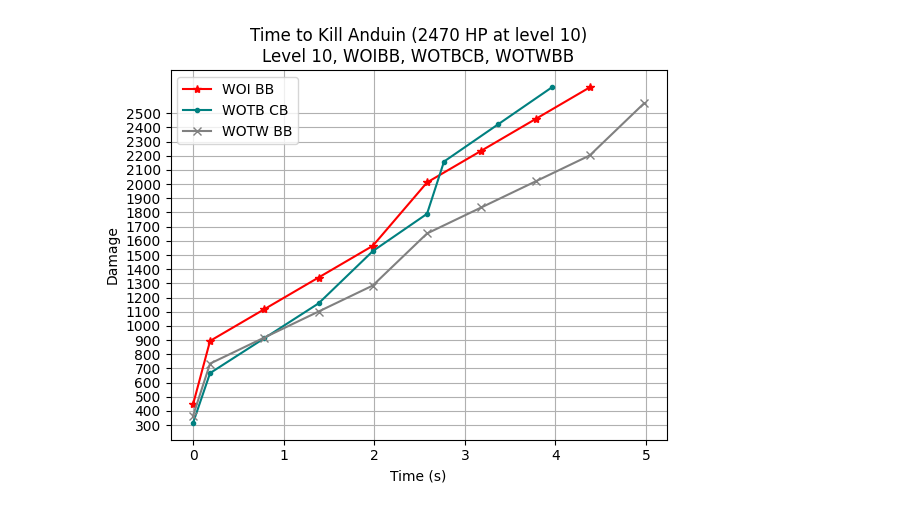
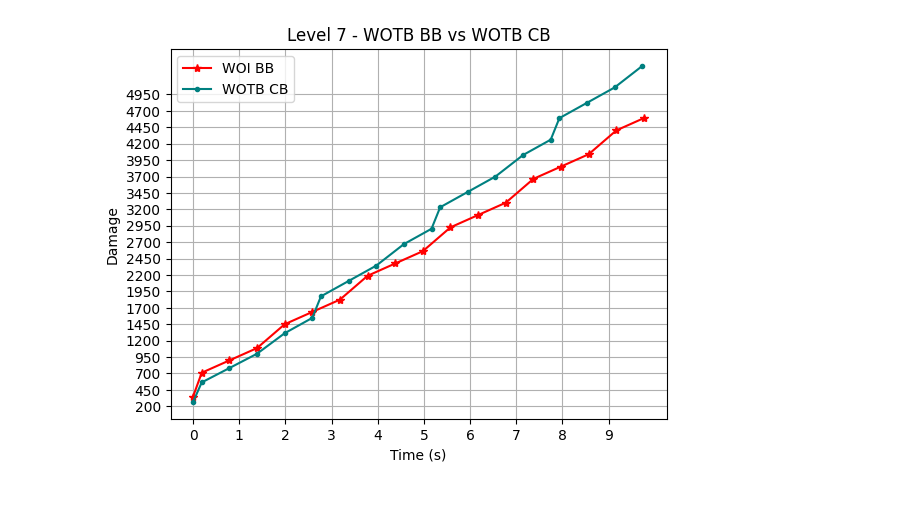
Before and after one commit to kenyon-allan/samurocalculator, a Jupyter notebook: graphing_and_other_nonsense.ipynb, the cells around one changed output. Cells and saved outputs as stored; diff of their text form; code cells hidden in the pictures.

```diff
--- a/graphing_and_other_nonsense.ipynb
+++ b/graphing_and_other_nonsense.ipynb
@@ -2,28 +2,20 @@
 from calculations.damage_calculator import damage_calc, raise_for_invalid_inputs, damage_calc_for_target_damage
 from calculations.dataclasses_and_enums import OneTalents, SevenTalents, SixteenTalents
 # %%
-bb_time_series, bb_damage_series = damage_calc(
+# bb_time_series, bb_damage_series = damage_calc(
+#     7,
+#     10,
+#     num_clones=2,
+#     num_clones_attacking=2,
+#     one_talent=OneTalents.WAYOFTHEBLADE,
+#     seven_talent=SevenTalents.BURNINGBLADE,
+# )
+cb_time_series, cb_damage_series = damage_calc(
+    7,
     10,
-    4,
-    num_clones=2,
-    num_clones_attacking=2,
-    one_talent=OneTalents.WAYOFILLUSION,
-    seven_talent=SevenTalents.BURNINGBLADE,
-)
-cb_time_series, cb_damage_series = damage_calc(
-    10,
-    4,
     num_clones=2,
     num_clones_attacking=2,
     one_talent=OneTalents.WAYOFTHEBLADE,
     seven_talent=SevenTalents.CRUSHINGBLOWS,
 )
-pp_time_series, pp_damage_series = damage_calc(
-    10,
-    4,
-    num_clones=2,
-    num_clones_attacking=2,
-    one_talent=OneTalents.WAYOFTHEWIND,
-    seven_talent=SevenTalents.BURNINGBLADE,
-)
 # %% [output]
@@ -90,16 +39,15 @@ bb_wotw_time_series_for_kill_target, bb_wotw_damage_series_for_kill_target = dam
 # %%
 import matplotlib.pyplot as plt
-plt.plot(bb_time_series_for_kill_target, bb_damage_series_for_kill_target, marker="*", label="WOI BB", color="red")
-plt.plot(cb_time_series_for_kill_target, cb_damage_series_for_kill_target, marker='.', label="WOTB CB", color="teal")
-plt.plot(bb_wotw_time_series_for_kill_target, bb_wotw_damage_series_for_kill_target, marker='x', label="WOTW BB", color="grey")
+plt.plot(bb_time_series, bb_damage_series, marker="*", label="WOI BB", color="red")
+plt.plot(cb_time_series, cb_damage_series, marker='.', label="WOTB CB", color="teal")
 plt.xlabel("Time (s)")
 plt.ylabel("Damage")
-plt.title("Time to Kill Anduin (2470 HP at level 10)\nLevel 10, WOIBB, WOTBCB, WOTWBB")
+plt.title("Level 7 - WOTB BB vs WOTB CB")
 plt.legend()
 plt.grid()
-plt.xticks(range(0, 6, 1))
-plt.yticks(range(300, 2600, 100))
+plt.xticks(range(0, 10, 1))
+plt.yticks(range(200, 5000, 250))
 
 plt.show()
 # %% [output]
-[figure, old version]
+[figure, new version]
```
Also changed, not shown: parts of 3 cells of this notebook, 1 other file.
